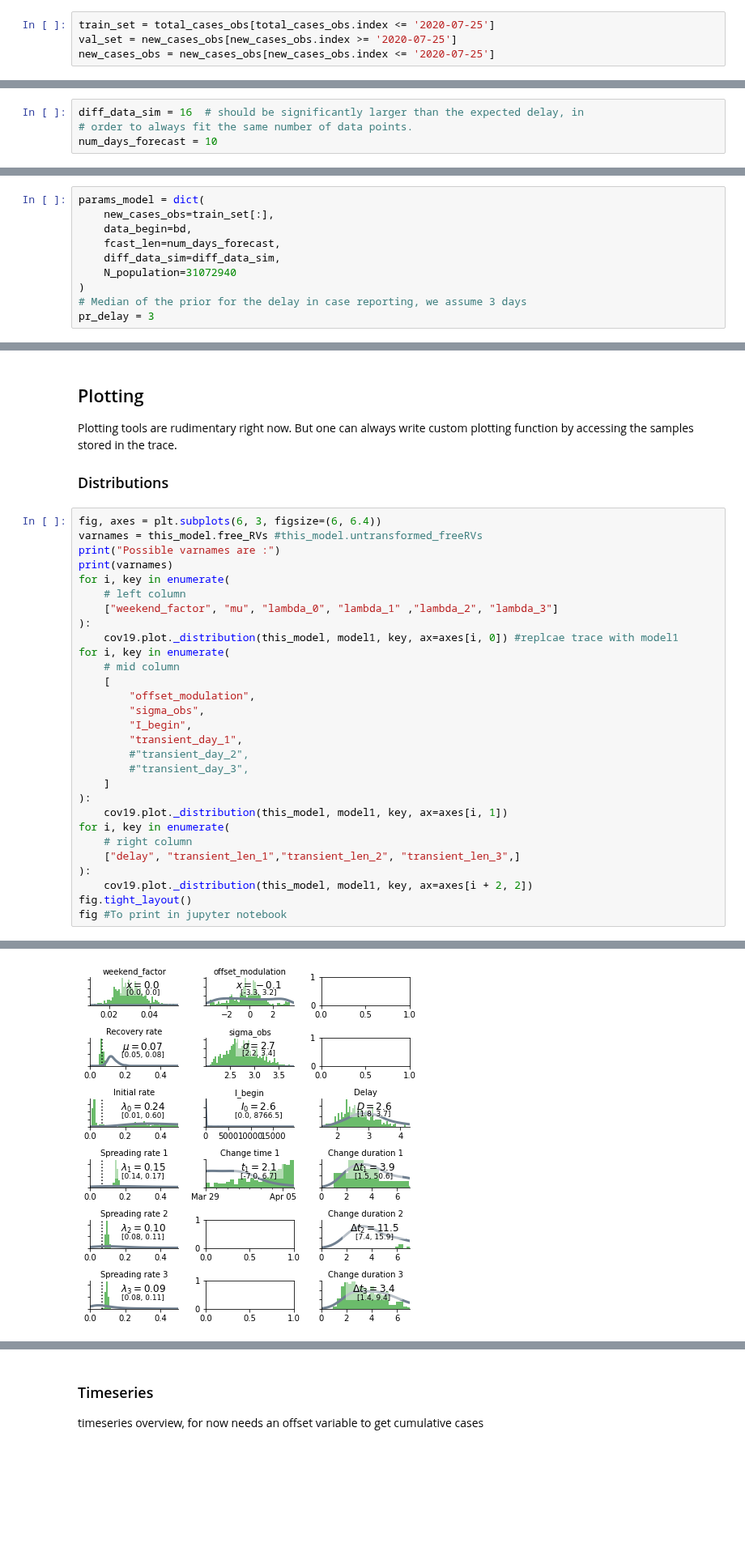
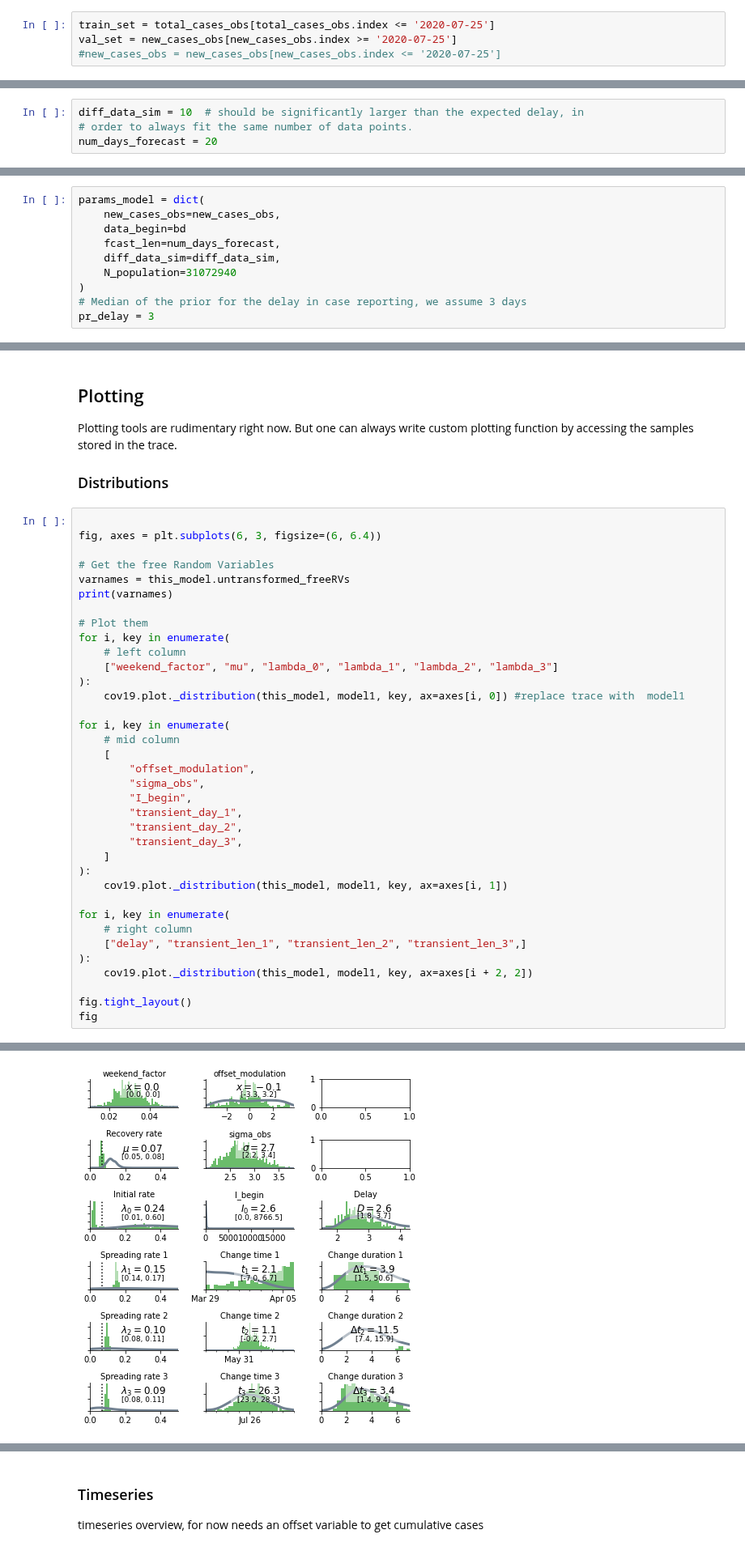
Before and after one commit to Patrick5455/Change-Point-Analysis-of-Covid19-Bayesian-Inference-SIR-SEIR-Modelling, a Jupyter notebook: dependencies/covid19_inference-master/scripts/interactive/example_one_bundesland.ipynb, the cells around one changed output, grey strips where cells are left out. Shown at 81% size. Drawn from its saved outputs; the diff is of its cells as text; blank space fills up the shorter version.

```diff
--- a/dependencies/covid19_inference-master/scripts/interactive/example_one_bundesland.ipynb
+++ b/dependencies/covid19_inference-master/scripts/interactive/example_one_bundesland.ipynb
@@ -132,7 +132,7 @@ Name: confirmed, Length: 148, dtype: int64
 # %%
 train_set = total_cases_obs[total_cases_obs.index <= '2020-07-25']
 val_set = new_cases_obs[new_cases_obs.index >= '2020-07-25']
-new_cases_obs = new_cases_obs[new_cases_obs.index <= '2020-07-25']
+#new_cases_obs = new_cases_obs[new_cases_obs.index <= '2020-07-25']
 # %%
 # #cummulative record
 # ghana_cumm_record = jhu.get_total_confirmed_deaths_recovered(country='Ghana', begin_date= bd, end_date=ed)
@@ -201,9 +201,9 @@ March 30th
 2. 2020, 06,  15- ban on major gatherings
 3. 2020, 07, 26 - restriction on travel -->
 # %%
-diff_data_sim = 16  # should be significantly larger than the expected delay, in
+diff_data_sim = 10  # should be significantly larger than the expected delay, in
 # order to always fit the same number of data points.
-num_days_forecast = 10
+num_days_forecast = 20
 # %%
 # We set the priors for the changepoints here
 prior_date_mild_dist_begin = datetime.datetime(2020, 3, 30)
@@ -237,8 +237,8 @@ Next, we create the model! There are default values for most of the function arg
 but we will try to explicitly set all kwargs for the sake of this example.
 # %%
 params_model = dict(
-    new_cases_obs=train_set[:],
-    data_begin=bd,
+    new_cases_obs=new_cases_obs,
+    data_begin=bd
     fcast_len=num_days_forecast,
     diff_data_sim=diff_data_sim,
     N_population=31072940
@@ -382,15 +382,20 @@ by accessing the samples stored in the trace.
 
 ### Distributions
 # %%
+
 fig, axes = plt.subplots(6, 3, figsize=(6, 6.4))
-varnames = this_model.free_RVs #this_model.untransformed_freeRVs
-print("Possible varnames are :")
+
+# Get the free Random Variables
+varnames = this_model.untransformed_freeRVs
 print(varnames)
+
+# Plot them
 for i, key in enumerate(
     # left column
-    ["weekend_factor", "mu", "lambda_0", "lambda_1" ,"lambda_2", "lambda_3"]
+    ["weekend_factor", "mu", "lambda_0", "lambda_1", "lambda_2", "lambda_3"]
 ):
-    cov19.plot._distribution(this_model, model1, key, ax=axes[i, 0]) #replcae trace with model1
+    cov19.plot._distribution(this_model, model1, key, ax=axes[i, 0]) #replace trace with  model1
+
 for i, key in enumerate(
     # mid column
     [
@@ -398,16 +403,18 @@ for i, key in enumerate(
         "sigma_obs",
         "I_begin",
         "transient_day_1",
-        #"transient_day_2",
-        #"transient_day_3",
+        "transient_day_2",
+        "transient_day_3",
     ]
 ):
     cov19.plot._distribution(this_model, model1, key, ax=axes[i, 1])
+
 for i, key in enumerate(
     # right column
-    ["delay", "transient_len_1","transient_len_2", "transient_len_3",]
+    ["delay", "transient_len_1", "transient_len_2", "transient_len_3",]
 ):
     cov19.plot._distribution(this_model, model1, key, ax=axes[i + 2, 2])
+
 fig.tight_layout()
-fig #To print in jupyter notebook
+fig
 # %% [output]
@@ -416 +422 @@ Possible varnames are :
-[figure, old version]
+[figure, new version]
```
Also changed, not shown: parts of 10 cells of this notebook.
